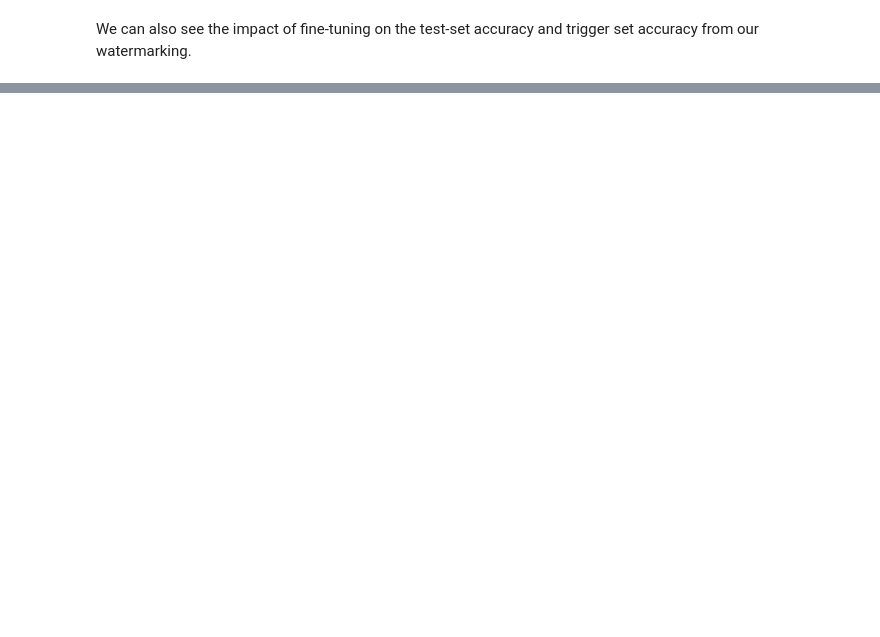
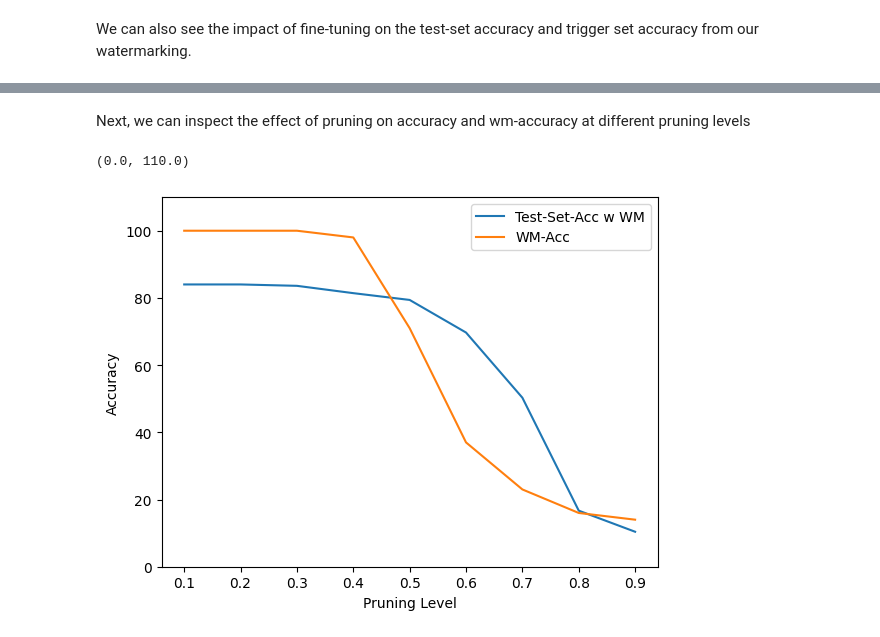
Before and after one commit to e11824496/SPEML_E2, a Jupyter notebook: watermarking_cifar.ipynb, the cells around one changed output, grey strips where cells are left out. Drawn from its saved outputs; the diff is of its cells as text; code cells hidden in the pictures; blank space fills up the shorter version.

Commit message:
Add files via upload
implement pruning

```diff
--- a/watermarking_cifar.ipynb
+++ b/watermarking_cifar.ipynb
@@ -146,0 +169,34 @@ Epoch: 33
+# %%
+import torch
+from torch import nn
+import torch.nn.utils.prune as prune
+import torch.nn.functional as F
+from helpers.loaders import getdataloader, getwmloader
+from trainer import test
+args.load_path = './checkpoint/model_wm.t7'
+device = 'cuda' if torch.cuda.is_available() else 'cpu'
+trainloader, testloader, n_classes = getdataloader(args.dataset, args.train_db_path, args.test_db_path, args.batch_size)
+wmloader = getwmloader(args.wm_path, args.wm_batch_size, args.wm_lbl)
+
+sparsity_list = [0.1 * i for i in range(1, 10)]
+prune_acc_list = []
+prune_wm_acc_list = []
+
+for s in sparsity_list:
+  print(f"\nPruning Level:{s}")
+  model = load_model(args.load_path)
+  model.to(device)
+  parameters_to_prune = []
+  for name, module in model.named_modules():
+      if isinstance(module, (nn.Conv2d, nn.Linear)):
+          parameters_to_prune.append((module, 'weight'))
+
+  prune.global_unstructured(
+      parameters_to_prune,
+      pruning_method=prune.L1Unstructured,
+      amount=s,
+  )
+
+  prune_acc, prune_wm_acc = prune_test(model, testloader, wmloader, device, args)
+  prune_acc_list.append(prune_acc)
+  prune_wm_acc_list.append(prune_wm_acc)
@@ -175,3 +260,15 @@ plt.ylim((0,110))
+# %% [markdown]
+Next, we can inspect the effect of pruning on accuracy and wm-accuracy at different pruning levels
+# %%
+plt.plot(sparsity_list, prune_acc_list, label = 'Test-Set-Acc w WM')
+plt.plot(sparsity_list, prune_wm_acc_list, label = 'WM-Acc')
+plt.legend()
+plt.xlabel('Pruning Level')
+plt.ylabel('Accuracy')
+plt.ylim((0,110))
+# %% [output]
+(0.0, 110.0)
+[figure, added]
 # %%
 acc_wom
 # %% [output]
```
Also changed, not shown: parts of 15 cells of this notebook, 1 other file.
